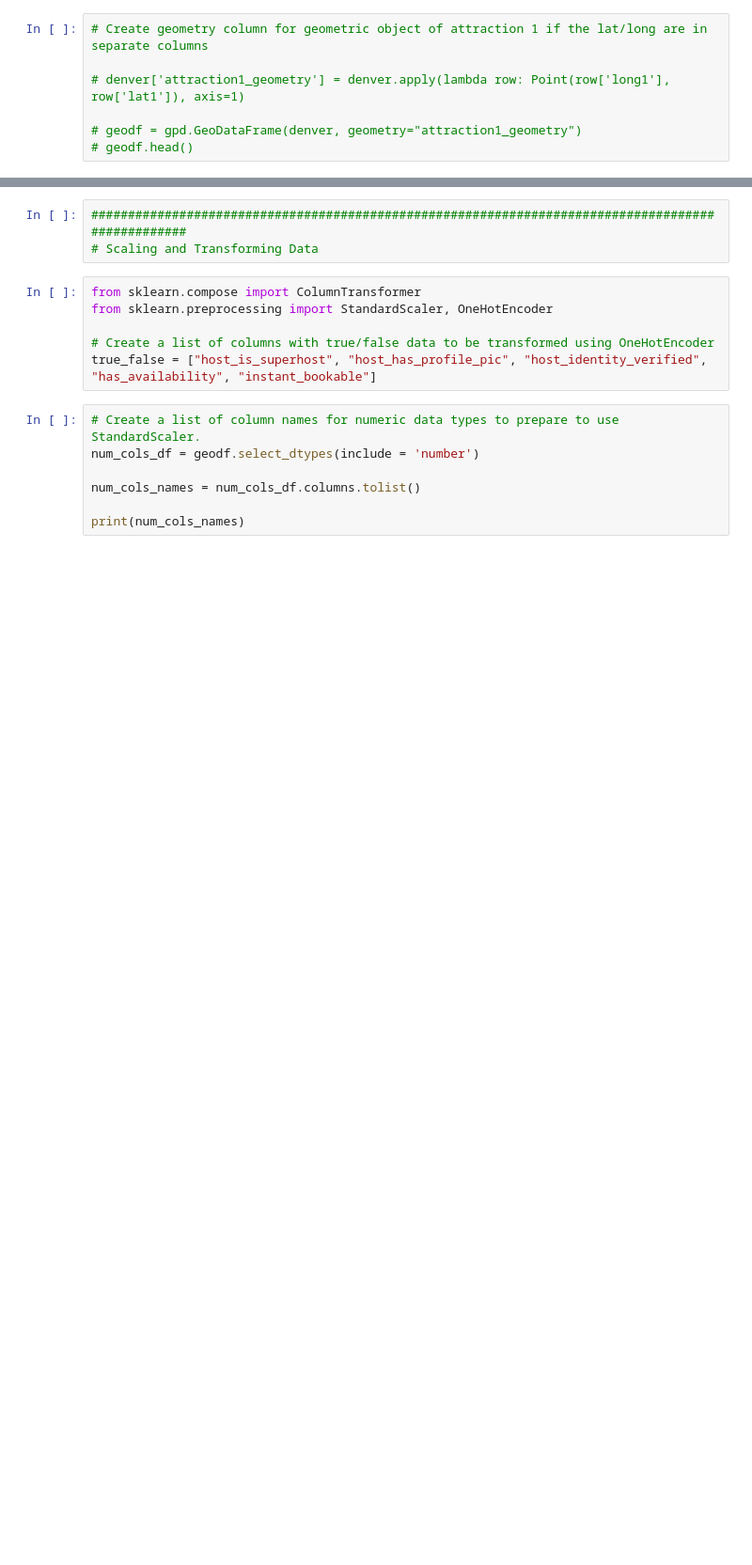
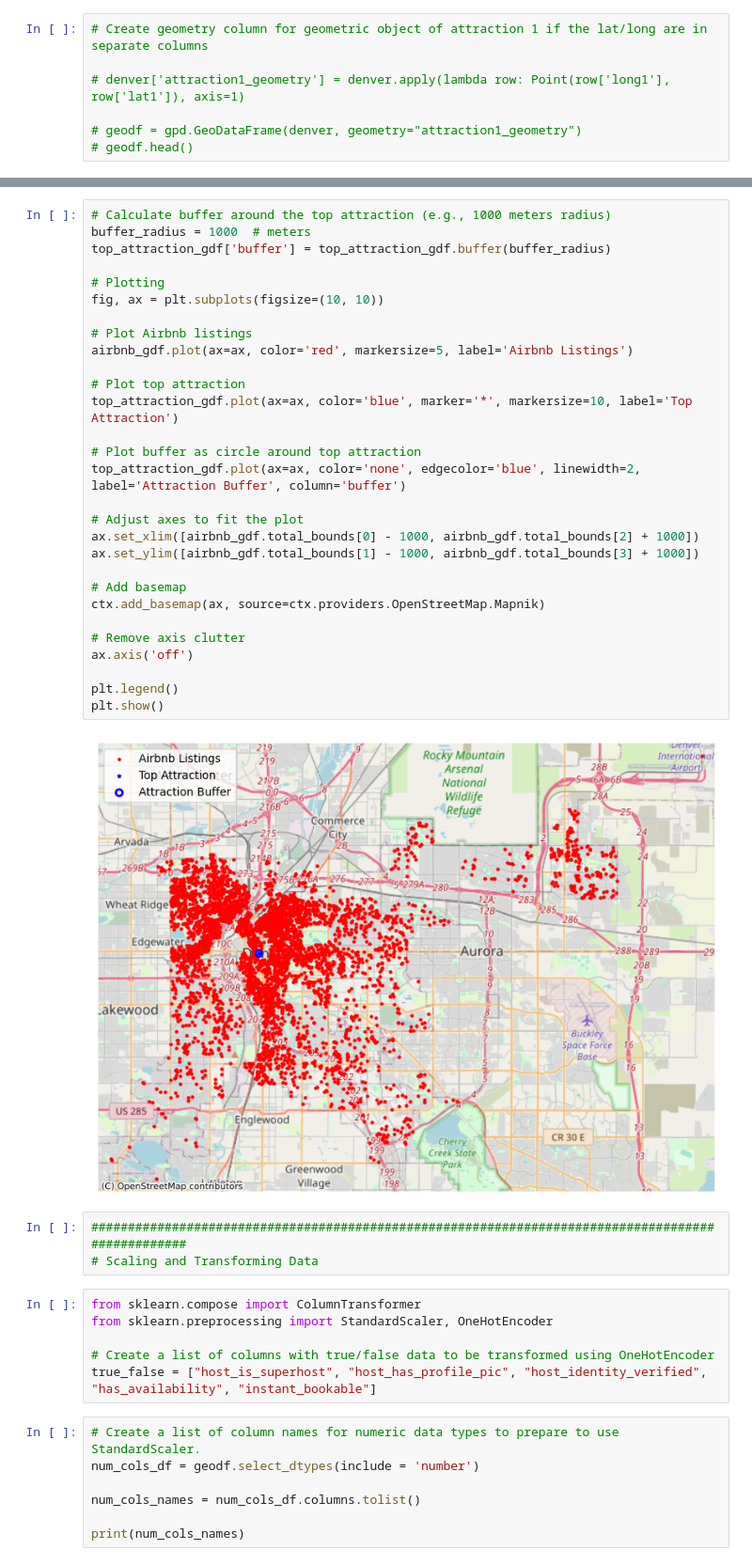
Before and after one commit to mmccanse/L3, a Jupyter notebook: data_prep_mm.ipynb, the cells around one changed output, grey strips where cells are left out. Shown at 94% size. Saved outputs shown, nothing was run; the diff lists cells and outputs as text; blank space fills up the shorter version.

```diff
--- a/data_prep_mm.ipynb
+++ b/data_prep_mm.ipynb
@@ -203,3 +301,34 @@ geodf.head()
+# %%
+# Calculate buffer around the top attraction (e.g., 1000 meters radius)
+buffer_radius = 1000  # meters
+top_attraction_gdf['buffer'] = top_attraction_gdf.buffer(buffer_radius)
+
+# Plotting
+fig, ax = plt.subplots(figsize=(10, 10))
+
+# Plot Airbnb listings
+airbnb_gdf.plot(ax=ax, color='red', markersize=5, label='Airbnb Listings')
+
+# Plot top attraction
+top_attraction_gdf.plot(ax=ax, color='blue', marker='*', markersize=10, label='Top Attraction')
+
+# Plot buffer as circle around top attraction
+top_attraction_gdf.plot(ax=ax, color='none', edgecolor='blue', linewidth=2, label='Attraction Buffer', column='buffer')
+
+# Adjust axes to fit the plot
+ax.set_xlim([airbnb_gdf.total_bounds[0] - 1000, airbnb_gdf.total_bounds[2] + 1000])
+ax.set_ylim([airbnb_gdf.total_bounds[1] - 1000, airbnb_gdf.total_bounds[3] + 1000])
+
+# Add basemap
+ctx.add_basemap(ax, source=ctx.providers.OpenStreetMap.Mapnik)
+
+# Remove axis clutter
+ax.axis('off')
+
+plt.legend()
+plt.show()
+# %% [output]
+[figure, added]
 # %%
 ##################################################################################################
 # Scaling and Transforming Data
```
Also changed, not shown: parts of 22 cells of this notebook.
